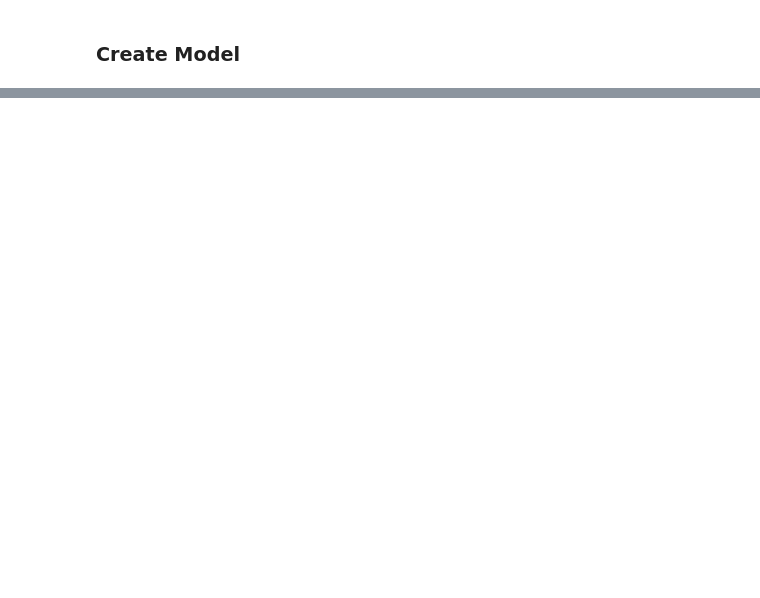
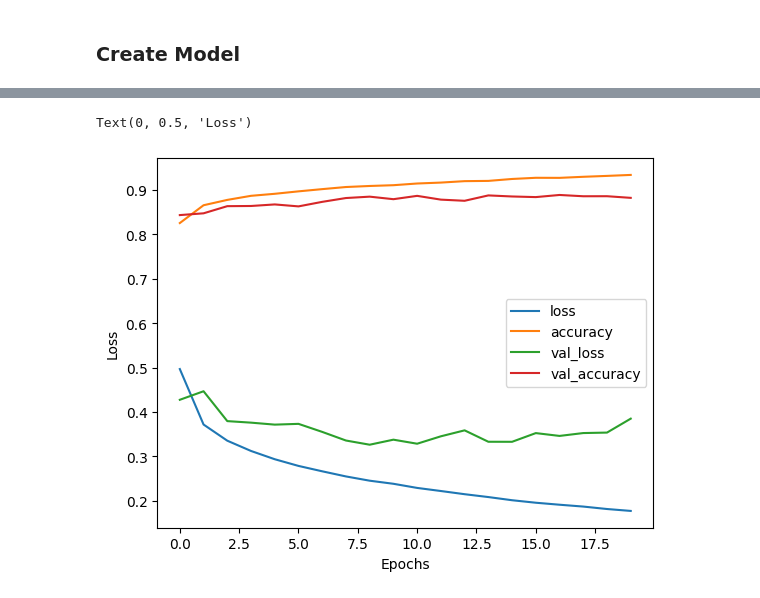
Before and after one commit to roob32/Personal-Notes, a Jupyter notebook: Supplementary Materials for ML/Assessments/fashion.ipynb, the cells around one changed output, grey strips where cells are left out. Cells and saved outputs as stored; diff of their text form; code cells hidden in the pictures; blank space fills up the shorter version.

```diff
--- a/Supplementary Materials for ML/Assessments/fashion.ipynb
+++ b/Supplementary Materials for ML/Assessments/fashion.ipynb
@@ -129,0 +159,7 @@ Epoch 20/20
+# %%
+pd.DataFrame(history.history).plot()
+mpl.pyplot.xlabel('Epochs')
+mpl.pyplot.ylabel('Loss')
+# %% [output]
+Text(0, 0.5, 'Loss')
+[figure, added]
```
Also changed, not shown: parts of 13 cells of this notebook, 1 other file.
